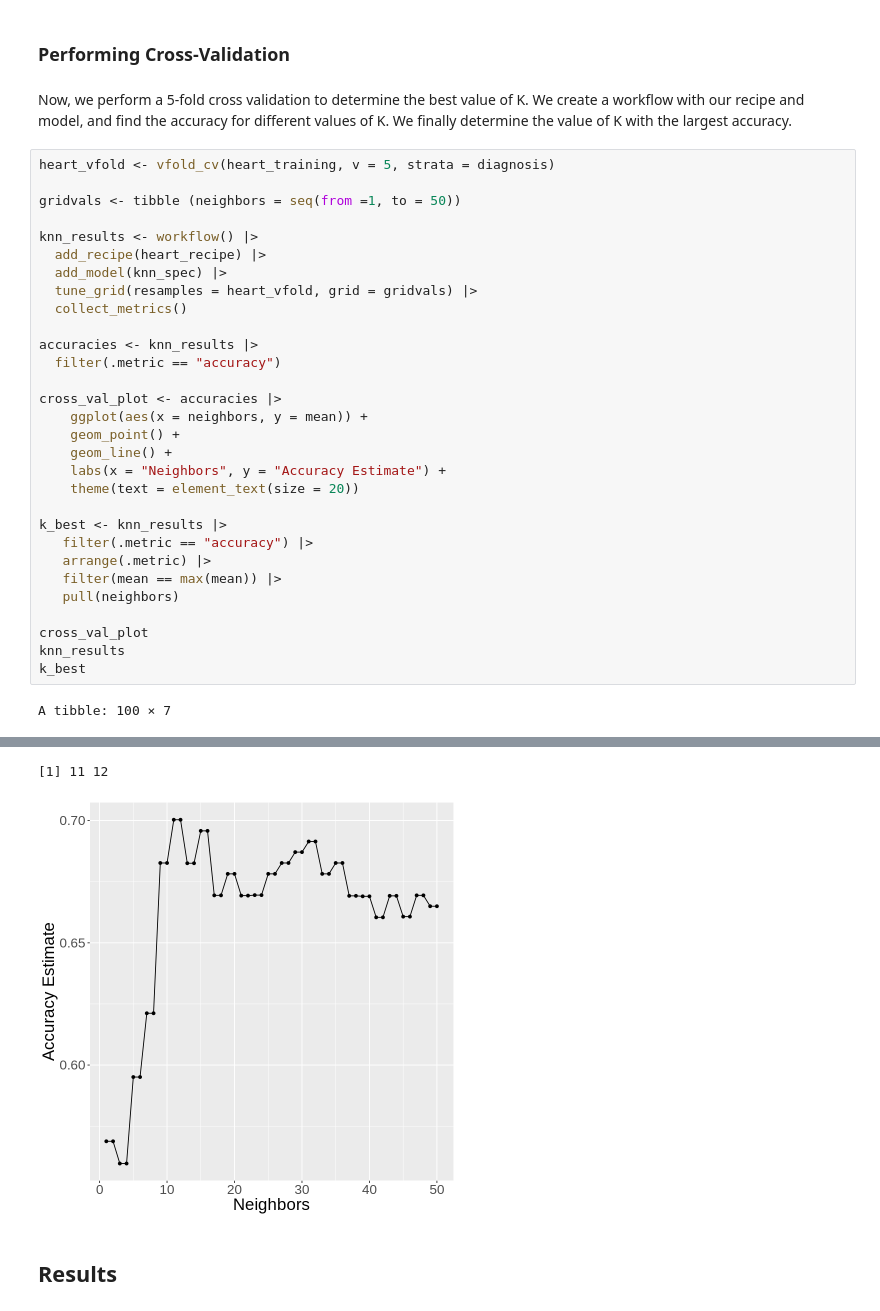
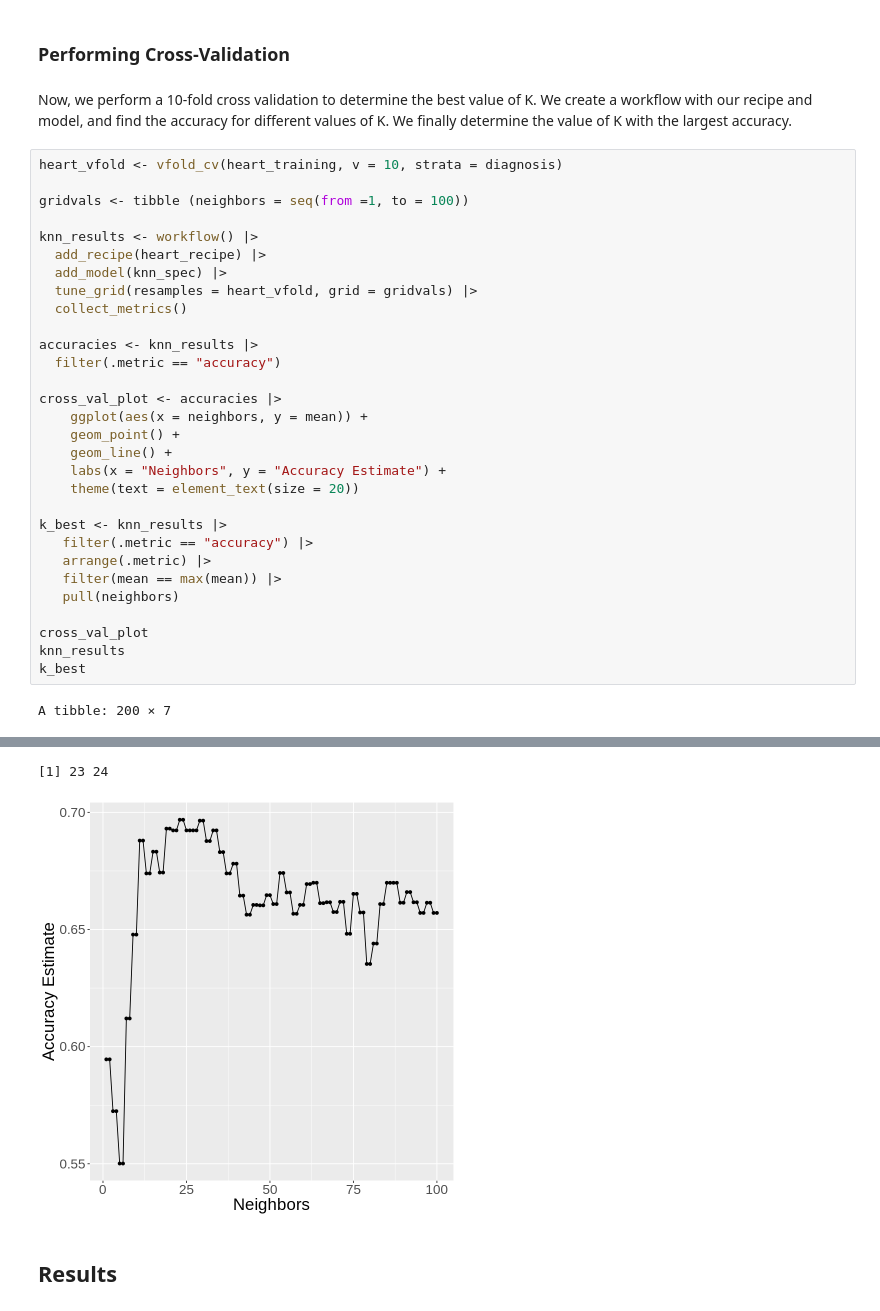
Before and after one commit to wswang98/dsci100-GroupProject, a Jupyter notebook: dsci100-group105-project.ipynb, the cells around one changed output, grey strips where cells are left out. Cells and saved outputs as stored; diff of their text form.

```diff
--- a/dsci100-group105-project.ipynb
+++ b/dsci100-group105-project.ipynb
@@ -160,11 +160,11 @@ Computational engine: kknn
 # %% [markdown]
 ### Performing Cross-Validation
 # %% [markdown]
-Now, we perform a 5-fold cross validation to determine the best value of K. We create a workflow with our recipe and model, and find the accuracy for different values of K. We finally determine the value of K with the largest accuracy.
+Now, we perform a 10-fold cross validation to determine the best value of K. We create a workflow with our recipe and model, and find the accuracy for different values of K. We finally determine the value of K with the largest accuracy.
 # %%
-heart_vfold <- vfold_cv(heart_training, v = 5, strata = diagnosis)
+heart_vfold <- vfold_cv(heart_training, v = 10, strata = diagnosis)
 
-gridvals <- tibble (neighbors = seq(from =1, to = 50))
+gridvals <- tibble (neighbors = seq(from =1, to = 100))
 
 knn_results <- workflow() |>
   add_recipe(heart_recipe) |>
@@ -192,6 +192,6 @@ cross_val_plot
 knn_results
 k_best
 # %% [output]
-A tibble: 100 × 7
+A tibble: 200 × 7
 | neighbors | .metric | .estimator | mean | n | std_err | .config |
 | <int> | <chr> | <chr> | <dbl> | <int> | <dbl> | <chr> |
@@ -205,5 +205,5 @@ A tibble: 100 × 7
-[1] 11 12
+[1] 23 24
-[figure, old version]
+[figure, new version]
 # %% [markdown]
 ## Results
 # %% [markdown]
```
Also changed, not shown: parts of 1 cell of this notebook.
